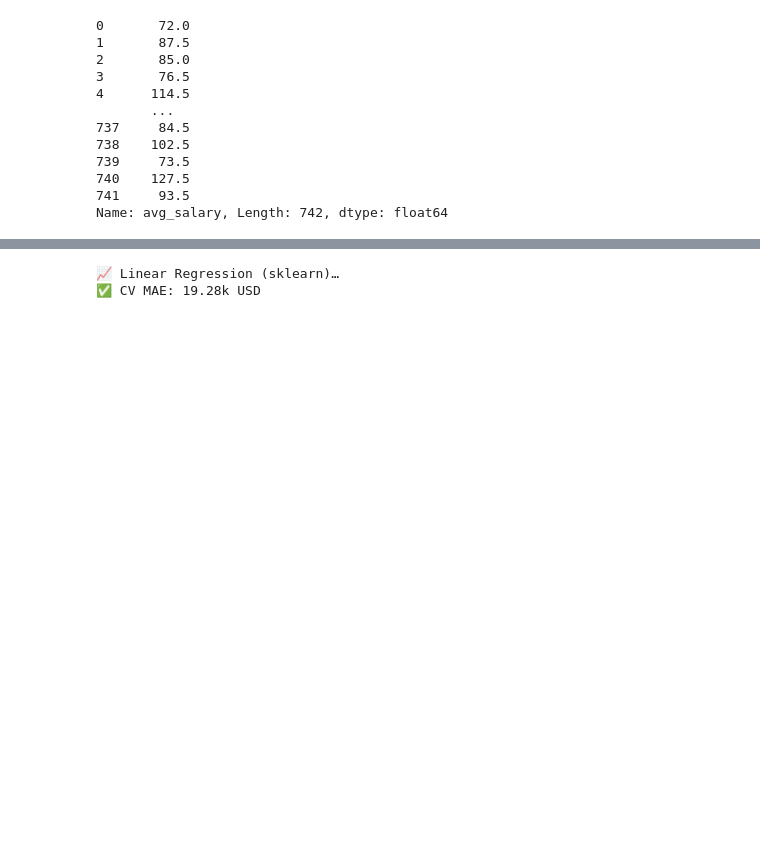
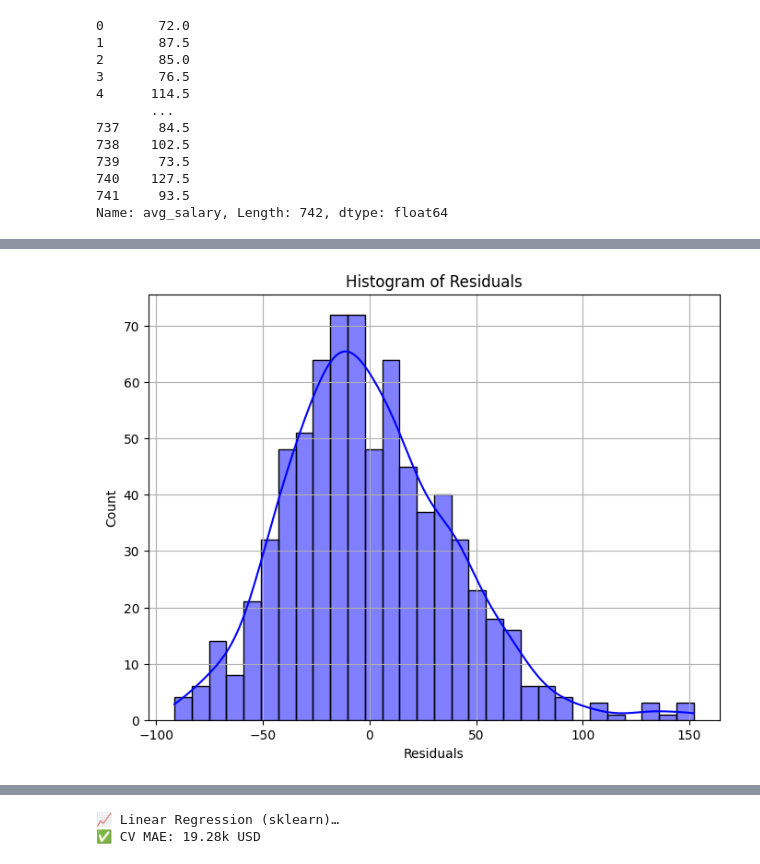
Before and after one commit to zkhechadoorian/dataSciGlassDoor, a Jupyter notebook: model_building.ipynb, the cells around one changed output, grey strips where cells are left out. Drawn from its saved outputs; the diff is of its cells as text; code cells hidden in the pictures; blank space fills up the shorter version.

```diff
--- a/model_building.ipynb
+++ b/model_building.ipynb
@@ -106,0 +154,10 @@ strong multicollinearity or other numerical problems.
+# %%
+# Histogram of Residuals
+plt.figure(figsize=(8, 6))
+sns.histplot(ols_res.resid, kde=True, bins=30, color='blue')
+plt.xlabel("Residuals")
+plt.title("Histogram of Residuals")
+plt.grid(True)
+plt.show()
+# %% [output]
+[figure, added]
```
Also changed, not shown: parts of 11 cells of this notebook.
